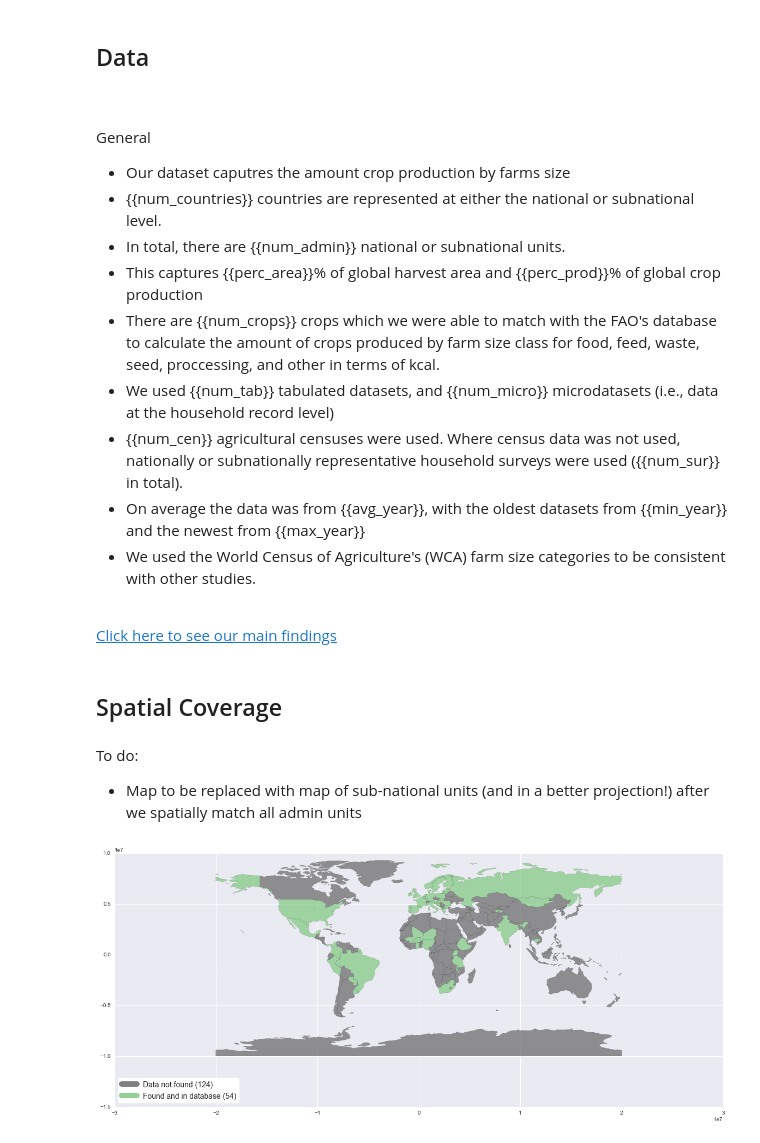
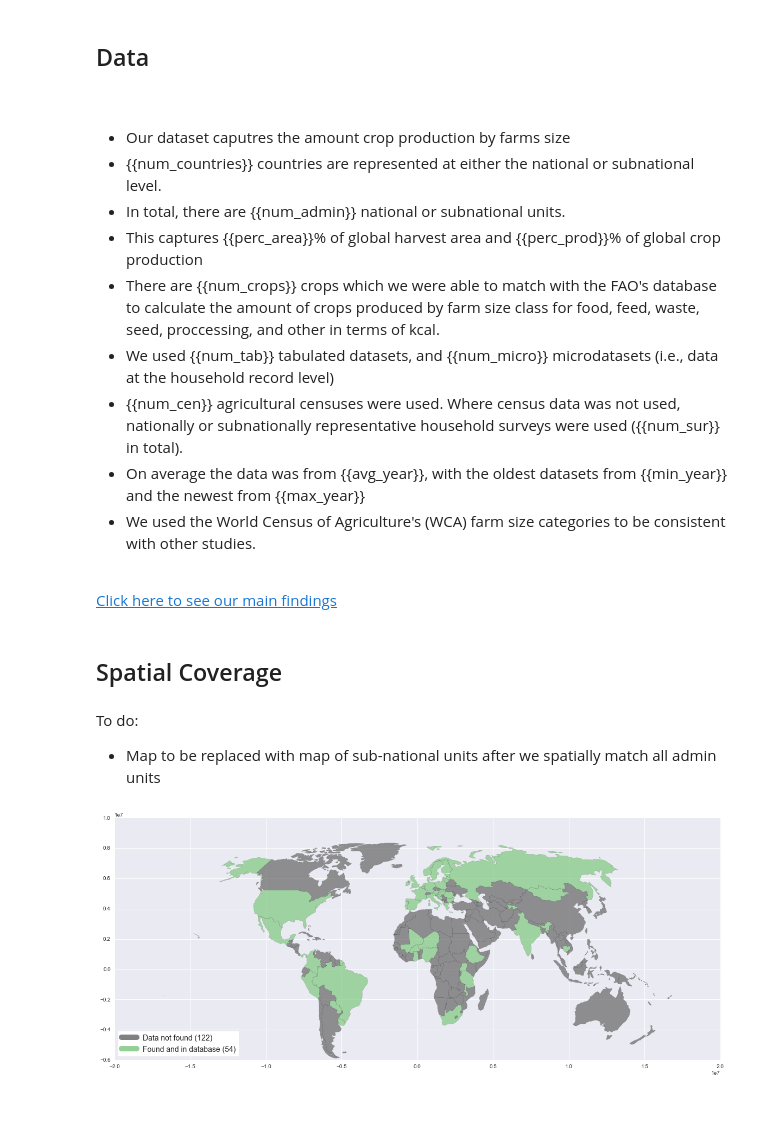
Before and after one commit to vinnyricciardi/farmsize_site, a Jupyter notebook: Notebooks/Data_Coverage.ipynb, the cells around one changed output. Saved outputs shown, nothing was run; the diff lists cells and outputs as text; code cells hidden in the pictures; blank space fills up the shorter version.

```diff
--- a/Notebooks/Data_Coverage.ipynb
+++ b/Notebooks/Data_Coverage.ipynb
@@ -266,7 +272,6 @@ perc_prod = round(100 * p, 1)
 <a name="Data"></a>
 <h2>Data</h2><br>
 # %% [markdown]
-General
 - Our dataset caputres the amount crop production by farms size<br>
 - {{num_countries}} countries are represented at either the national or subnational level.<br>
 - In total, there are {{num_admin}} national or subnational units.<br>
@@ -291,16 +296,8 @@ df['NAME_0'].replace(['Czech Republic'], ['Czech Rep.'], inplace=True)
 df['NAME_0'].replace(['Czech Republic'], ['Czech Rep.'], inplace=True)
 # %% [markdown]
 To do:
-- Map to be replaced with map of sub-national units (and in a better projection!) after we spatially match all admin units
+- Map to be replaced with map of sub-national units after we spatially match all admin units
 # %%
-# Set all plotting params:
-# title_sz = 20
-# x_lab_tick_sz = 18
-# y_lab_tick_sz = 18
-# x_lab_label_sz = 18
-# y_lab_label_sz = 18
-# lengend_sz = 16
-
 pivoted = pd.pivot_table(df,
                          index='NAME_0',
                          values='Crop',
@@ -311,7 +308,10 @@ pivoted['Data_Available'] = pivoted['Crop'].astype(int)
 
 world = gpd.read_file(gpd.datasets.get_path('naturalearth_lowres'))
 
-world = world.to_crs(epsg=3786)
+world = world[(world.name != "Antarctica") & (world.name != "Fr. S. Antarctic Lands")]
+
+world = world.to_crs("+proj=robin") # world.to_crs(epsg=3395) would also work
+
 
 world = pd.merge(world, pivoted,
                  how='outer',
@@ -331,31 +331,31 @@ x = len(pivoted.NAME_0.unique())
 
 try:
     fig, ax = plt.subplots(figsize=(20, 10))
     ax.set_aspect('equal')
     world.plot(column='coverage', cmap='Accent', ax=ax, alpha=0.7, linewidth=0.1)  #cmocean.cm.deep
 except:
     pass
 
 ndf, fad = world.coverage.value_counts()
 cmap_ = cmocean.tools.get_dict(cmocean.cm.deep, N=4)
 
 p1 = mpl.lines.Line2D([], [],
                              color=[x / 255. for x in [128, 128, 130]],
                              linewidth=10,
                              label='Data not found ({})'.format(ndf))
 p2 = mpl.lines.Line2D([], [],
                              color=[x / 255. for x in [148, 207, 150]],
                              linewidth=10,
                              label='Found and in database ({})'.format(fad))
 
 handles = [p1, p2]
 labels = [h.get_label() for h in handles]
 
 legend = ax.legend(handles=handles, labels=labels, frameon=True,
                    fontsize=14, loc='lower left')
 
 legend.get_frame().set_facecolor('#ffffff')
 
 plt.show()
 # %% [output]
-[figure, old version]
+[figure, new version]
```
Also changed, not shown: parts of 4 cells of this notebook, 8 other files.
